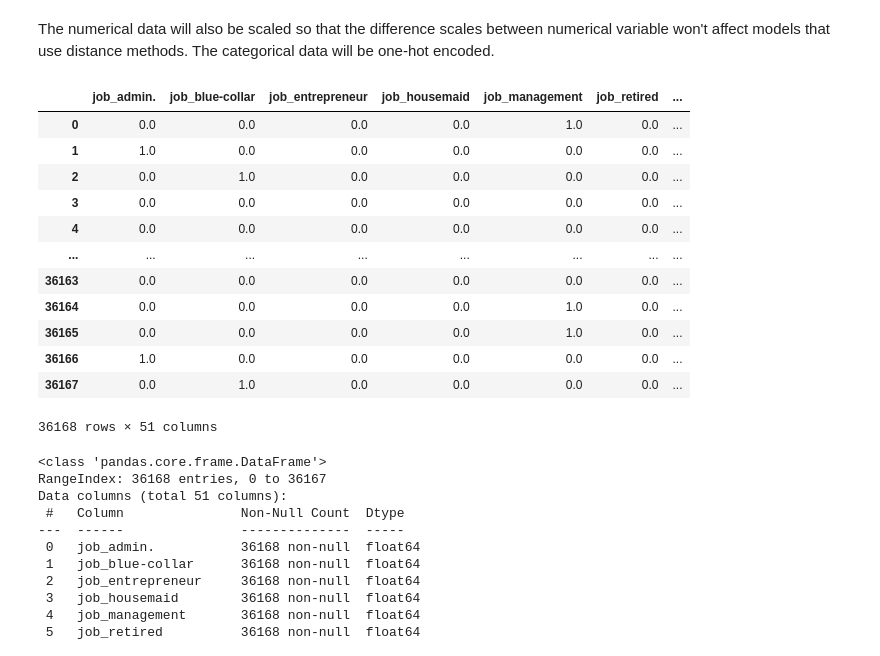
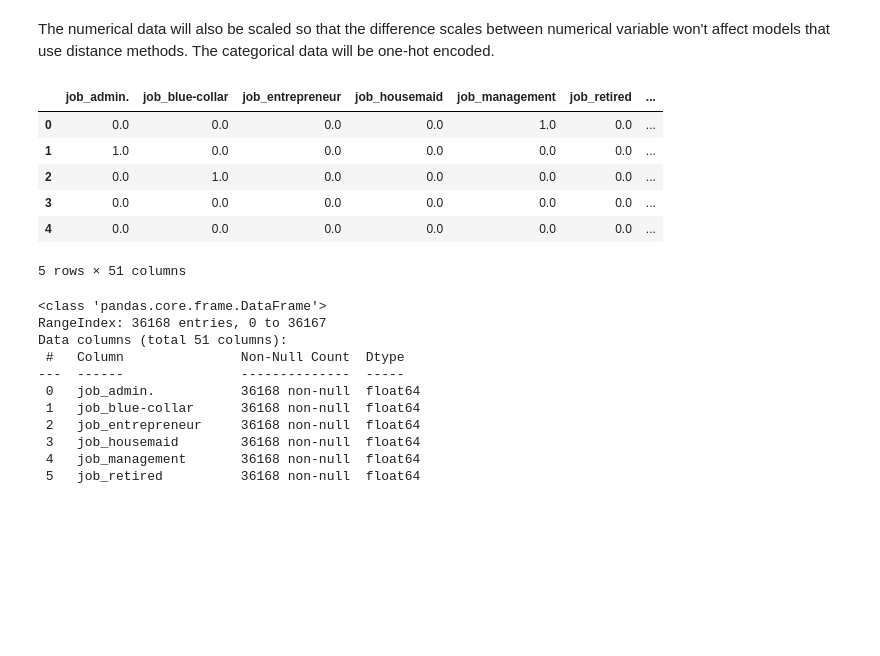
Before and after one commit to CalebMcCurdy/Bank-Term-Deposit-Predictions, a Jupyter notebook: Final Project.ipynb, the cells around one changed output. Cells and saved outputs as stored; diff of their text form; code cells hidden in the pictures; blank space fills up the shorter version.

```diff
--- a/Final Project.ipynb
+++ b/Final Project.ipynb
@@ -69,7 +69,7 @@ No Warning Shown
 First, we want to see what the data looks like and what the attributes are.
 # %%
 # Load the bank-full spreadsheet
-df = pd.read_csv('C:/Users/jessh/Documents/ADS505_Team3/bank-full.csv', delimiter= ';')
+df = pd.read_csv('C:/Users/jessh/Documents/MS Applied Data Science/ADS505 Applied Data Science for Business/bank-full.csv', delimiter= ';')
 # Display the first 5 rows to preview table
 df.head()
 # %% [output]
@@ -1042,21 +1043,15 @@ X_val_trans = pd.DataFrame(all_pipe.transform(X_val), columns=all_col_names)
 X_test_trans = pd.DataFrame(all_pipe.transform(X_test), columns=all_col_names)
 # %%
 # Display preview of the results
-X_train_trans
+X_train_trans.head()
 # %% [output]
 |  | job_admin. | job_blue-collar | job_entrepreneur | job_housemaid | job_management | job_retired | ... |
 | 0 | 0.0 | 0.0 | 0.0 | 0.0 | 1.0 | 0.0 | ... |
 | 1 | 1.0 | 0.0 | 0.0 | 0.0 | 0.0 | 0.0 | ... |
 | 2 | 0.0 | 1.0 | 0.0 | 0.0 | 0.0 | 0.0 | ... |
 | 3 | 0.0 | 0.0 | 0.0 | 0.0 | 0.0 | 0.0 | ... |
 | 4 | 0.0 | 0.0 | 0.0 | 0.0 | 0.0 | 0.0 | ... |
-| ... | ... | ... | ... | ... | ... | ... | ... |
-| 36163 | 0.0 | 0.0 | 0.0 | 0.0 | 0.0 | 0.0 | ... |
-| 36164 | 0.0 | 0.0 | 0.0 | 0.0 | 1.0 | 0.0 | ... |
-| 36165 | 0.0 | 0.0 | 0.0 | 0.0 | 1.0 | 0.0 | ... |
-| 36166 | 1.0 | 0.0 | 0.0 | 0.0 | 0.0 | 0.0 | ... |
-| 36167 | 0.0 | 1.0 | 0.0 | 0.0 | 0.0 | 0.0 | ... |
-36168 rows × 51 columns
+5 rows × 51 columns
 # %%
 # Review the datatype & null-values in the transformed train dataset
 X_train_trans.info()
```
Also changed, not shown: parts of 38 cells of this notebook.
